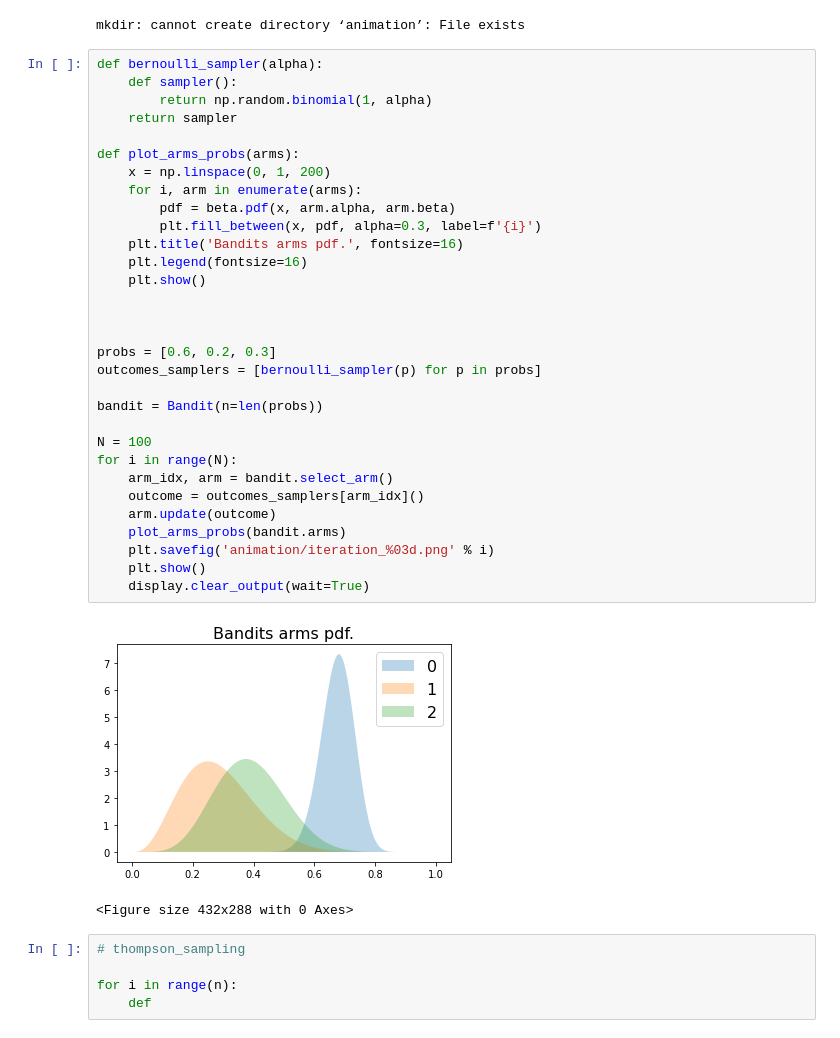
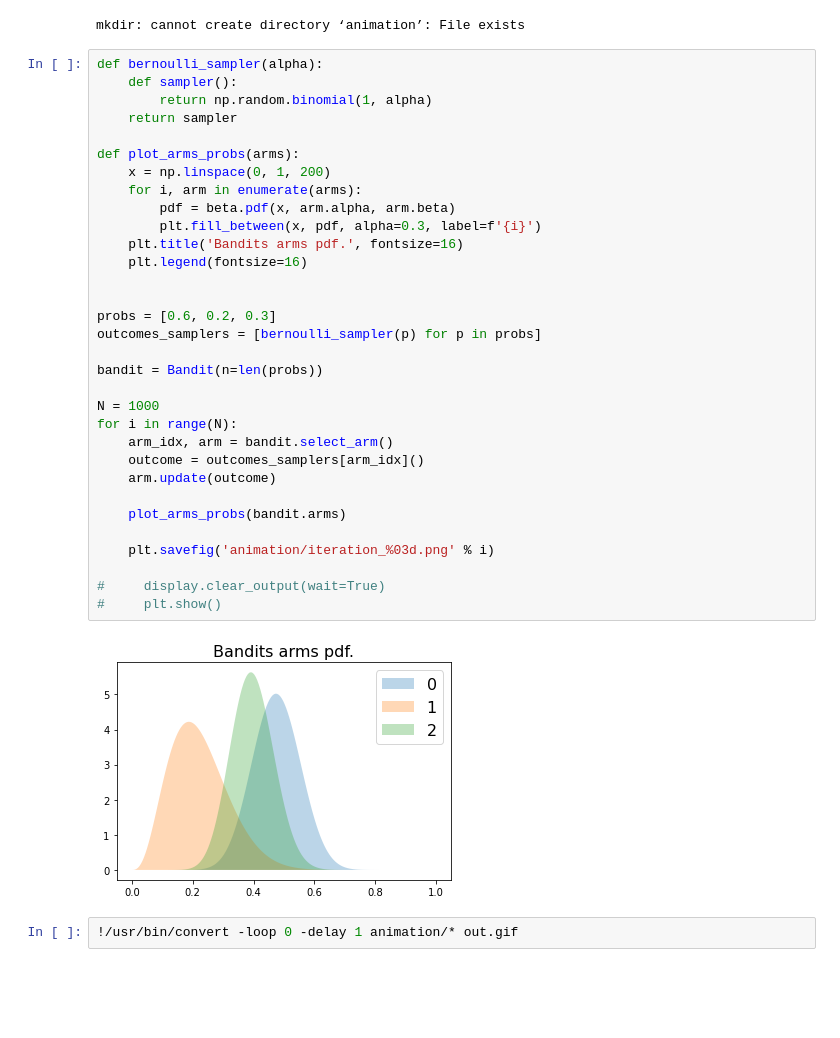
Before and after one commit to JointEntropy/mba, a Jupyter notebook: mba_demo.ipynb, the cells around one changed output. Drawn from its saved outputs; the diff is of its cells as text; blank space fills up the shorter version.

```diff
--- a/mba_demo.ipynb
+++ b/mba_demo.ipynb
@@ -65,39 +65,36 @@ mkdir: cannot create directory ‘animation’: File exists
 # %%
 def bernoulli_sampler(alpha):
     def sampler():
         return np.random.binomial(1, alpha)
     return sampler
 
 def plot_arms_probs(arms):
     x = np.linspace(0, 1, 200)
     for i, arm in enumerate(arms):
         pdf = beta.pdf(x, arm.alpha, arm.beta)
         plt.fill_between(x, pdf, alpha=0.3, label=f'{i}')
     plt.title('Bandits arms pdf.', fontsize=16)
     plt.legend(fontsize=16)
-    plt.show()
-
 
 
 probs = [0.6, 0.2, 0.3]
 outcomes_samplers = [bernoulli_sampler(p) for p in probs]
 
 bandit = Bandit(n=len(probs))
 
-N = 100
+N = 1000
 for i in range(N):
     arm_idx, arm = bandit.select_arm()
     outcome = outcomes_samplers[arm_idx]()
     arm.update(outcome)
+
     plot_arms_probs(bandit.arms)
+
     plt.savefig('animation/iteration_%03d.png' % i)
-    plt.show()
-    display.clear_output(wait=True)
+
+#     display.clear_output(wait=True)
+#     plt.show()
 # %% [output]
-[figure, old version]
+[figure, new version]
-<Figure size 432x288 with 0 Axes>
-# %%
-# thompson_sampling
-
-for i in range(n):
-    def
+# %%
+!/usr/bin/convert -loop 0 -delay 1 animation/* out.gif
```
Also changed, not shown: parts of 1 cell of this notebook, 1 other file.
